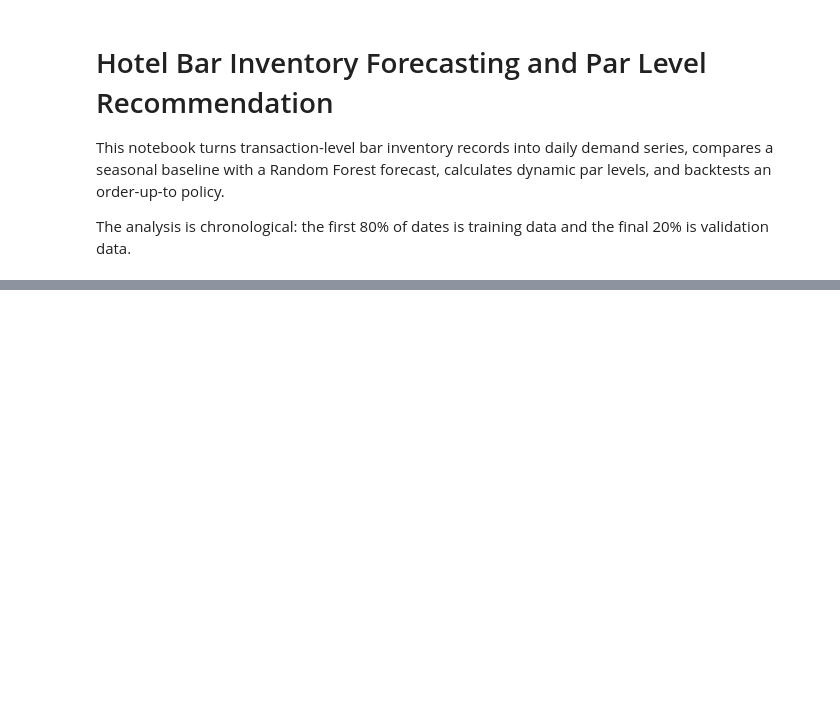
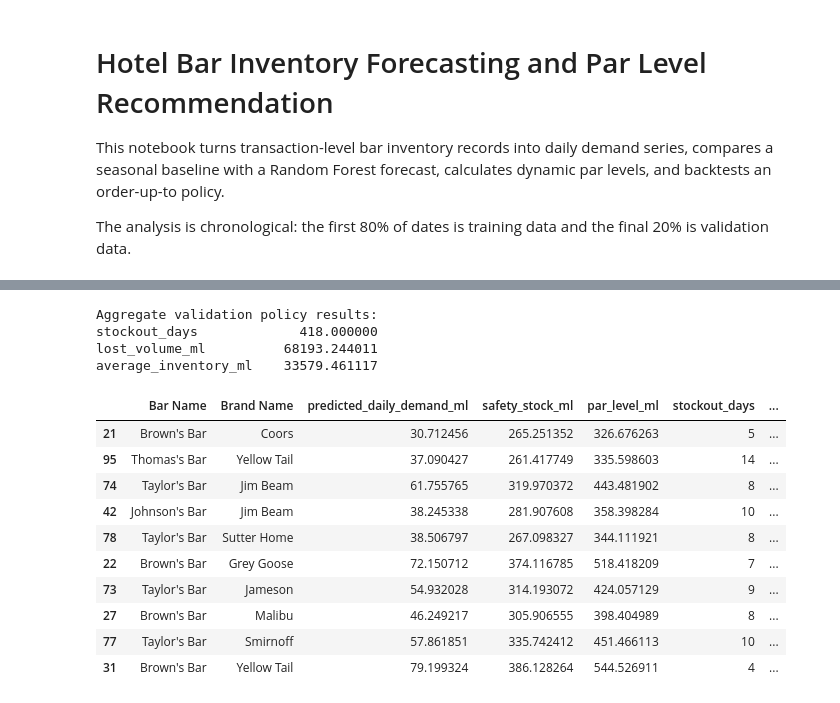
Before and after one commit to Bhanuprakash2580/ML---Inventory-Demand-Forecasting-and-Par-Level-Recommendation-System-for-Bars, a Jupyter notebook: notebooks/inventory_forecasting_solution.ipynb, the cells around one changed output, grey strips where cells are left out. Saved outputs shown, nothing was run; the diff lists cells and outputs as text; code cells hidden in the pictures; blank space fills up the shorter version.

```diff
--- a/notebooks/inventory_forecasting_solution.ipynb
+++ b/notebooks/inventory_forecasting_solution.ipynb
@@ -160,13 +279,39 @@ series_stats.head()
 # %%
-simulation_rows = []
+recommendation_rows = []
 for keys, series in test.groupby(['Bar Name', 'Brand Name']):
     stat = series_stats[(series_stats['Bar Name'] == keys[0]) & (series_stats['Brand Name'] == keys[1])].iloc[0]
     result = simulate_inventory(series['Consumed (ml)'].to_numpy(), stat['par_level_ml'])
-    simulation_rows.append({'Bar Name': keys[0], 'Brand Name': keys[1], 'par_level_ml': stat['par_level_ml'], **{k: v for k, v in result.items() if k != 'history'}})
-simulation = pd.DataFrame(simulation_rows)
+    recommendation_rows.append({
+        'Bar Name': keys[0],
+        'Brand Name': keys[1],
+        'predicted_daily_demand_ml': stat['predicted_daily_demand'],
+        'safety_stock_ml': stat['safety_stock_ml'],
+        'par_level_ml': stat['par_level_ml'],
+        'stockout_days': result['stockout_days'],
+        'lost_volume_ml': result['lost_volume_ml'],
+        'average_inventory_ml': result['average_inventory_ml'],
+    })
+recommendations = pd.DataFrame(recommendation_rows).sort_values('lost_volume_ml', ascending=False)
+recommendations.to_csv(DATA_DIR / 'par_level_recommendations.csv', index=False)
 print('Aggregate validation policy results:')
-display(simulation[['stockout_days', 'lost_volume_ml', 'average_inventory_ml']].sum(numeric_only=True).to_frame('total'))
-simulation.sort_values('lost_volume_ml', ascending=False).head(10)
+print(recommendations[['stockout_days', 'lost_volume_ml', 'average_inventory_ml']].sum().to_string())
+recommendations.head(10)
+# %% [output]
+Aggregate validation policy results:
+stockout_days             418.000000
+lost_volume_ml          68193.244011
+average_inventory_ml    33579.461117
+|  | Bar Name | Brand Name | predicted_daily_demand_ml | safety_stock_ml | par_level_ml | stockout_days | ... |
+| 21 | Brown's Bar | Coors | 30.712456 | 265.251352 | 326.676263 | 5 | ... |
+| 95 | Thomas's Bar | Yellow Tail | 37.090427 | 261.417749 | 335.598603 | 14 | ... |
+| 74 | Taylor's Bar | Jim Beam | 61.755765 | 319.970372 | 443.481902 | 8 | ... |
+| 42 | Johnson's Bar | Jim Beam | 38.245338 | 281.907608 | 358.398284 | 10 | ... |
+| 78 | Taylor's Bar | Sutter Home | 38.506797 | 267.098327 | 344.111921 | 8 | ... |
+| 22 | Brown's Bar | Grey Goose | 72.150712 | 374.116785 | 518.418209 | 7 | ... |
+| 73 | Taylor's Bar | Jameson | 54.932028 | 314.193072 | 424.057129 | 9 | ... |
+| 27 | Brown's Bar | Malibu | 46.249217 | 305.906555 | 398.404989 | 8 | ... |
+| 77 | Taylor's Bar | Smirnoff | 57.861851 | 335.742412 | 451.466113 | 10 | ... |
+| 31 | Brown's Bar | Yellow Tail | 79.199324 | 386.128264 | 544.526911 | 4 | ... |
 # %%
 selected = test.groupby(['Bar Name', 'Brand Name'])['Consumed (ml)'].sum().idxmax()
 selected_test = test[(test['Bar Name'] == selected[0]) & (test['Brand Name'] == selected[1])].copy()
```
Also changed, not shown: parts of 14 cells of this notebook, 14 other files.
